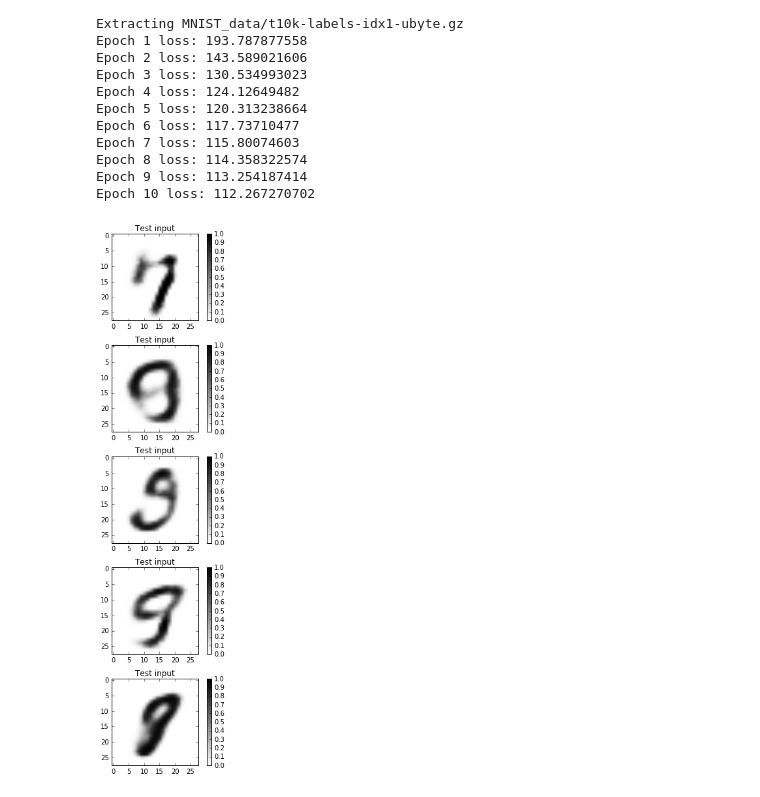
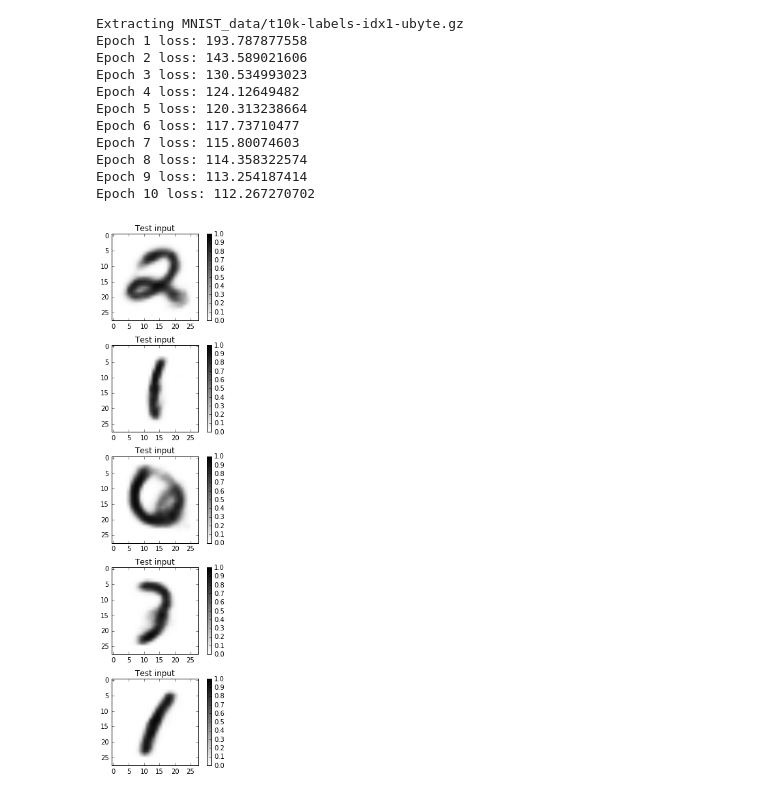
Before and after one commit to Jianbo-Lab/deep-learning-project, a Jupyter notebook: notebook/fc_vae.ipynb, the cells around one changed output. Drawn from its saved outputs; the diff is of its cells as text; code cells hidden in the pictures.

```diff
--- a/notebook/fc_vae.ipynb
+++ b/notebook/fc_vae.ipynb
@@ -37,17 +37,23 @@ Epoch 8 loss: 114.358322574
 Epoch 9 loss: 113.254187414
 Epoch 10 loss: 112.267270702
 # %%
+sess = tf.InteractiveSession()
+build_encoder = Encoder(500)
+build_decoder = Decoder(500)
+model = Variational_Autoencoder(sess, build_encoder, build_decoder, batch_size = 100,z_dim = 20,img_dim = 784,dataset = 'mnist',
+                              learning_rate = 0.001, num_epochs = 10, load=True,
+                            load_file = "checkpoints/fcvae_checkpoint_lr_0.000743280879724_hidden_dim_500_z_dim_20-29")
 generated_images = model.generate(10)
 plt.figure(figsize=(8, 12))
 for i in range(5):
     plt.subplot(5, 2, 2*i + 1)
     #plt.imshow(generated_images[i].reshape(28, 28), vmin=0, vmax=1) # color
     plt.imshow(generated_images[i].reshape(28, 28), cmap = 'gray_r', vmin=0, vmax=1) # grayscale
     plt.title("Test input")
     plt.colorbar()
 plt.tight_layout()
 # %% [output]
-[figure, old version]
+[figure, new version]
 # %%
 sess.close()
 tf.reset_default_graph()
```
Also changed, not shown: parts of 2 cells of this notebook, 1 other file.
